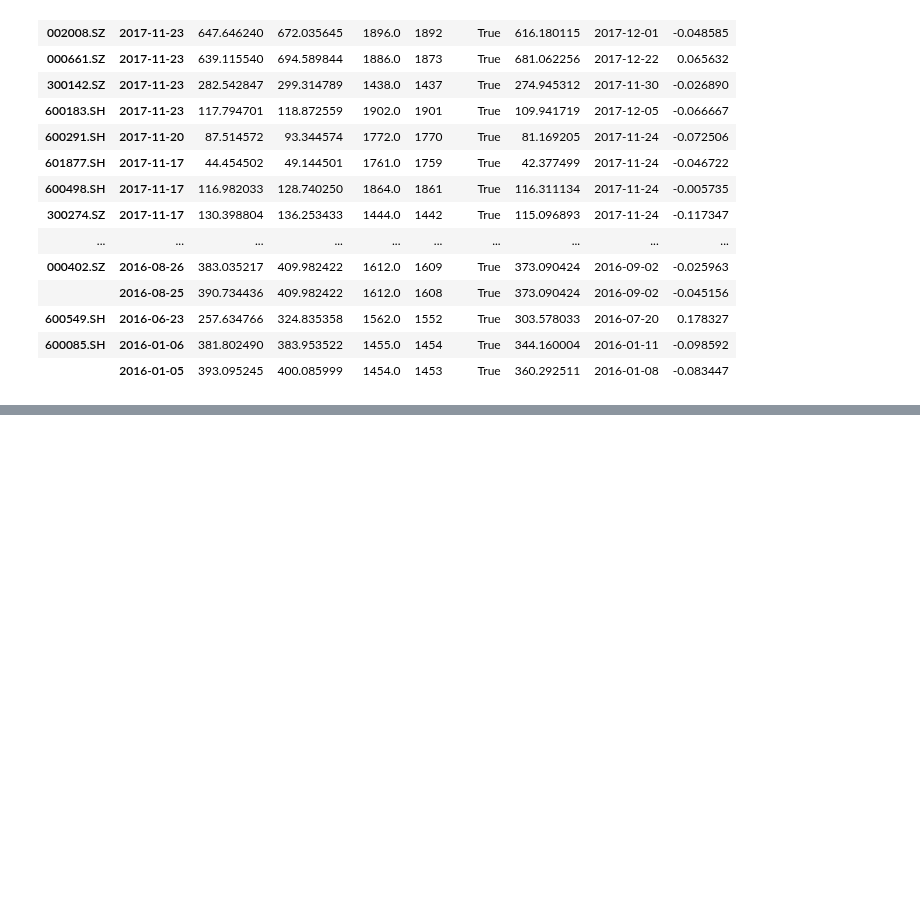
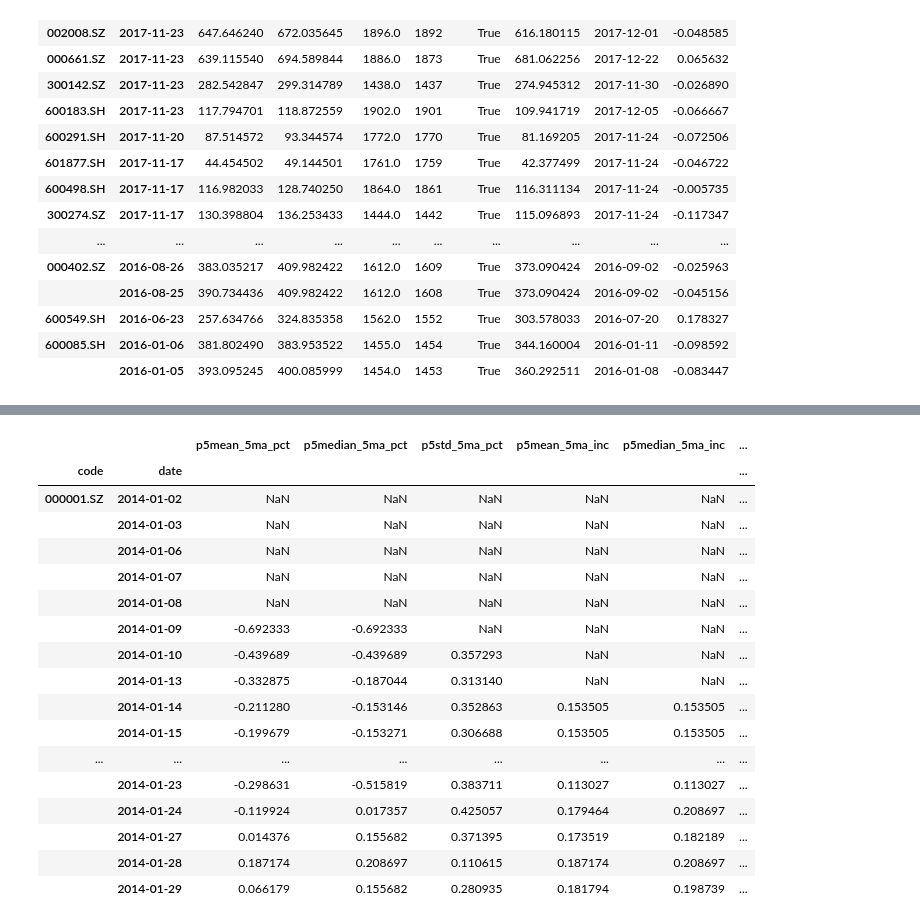
Before and after one commit to Bantorra0/Quant, a Jupyter notebook: Untitled1.ipynb, the cells around one changed output, grey strips where cells are left out. Saved outputs shown, nothing was run; the diff lists cells and outputs as text; code cells hidden in the pictures; blank space fills up the shorter version.

```diff
--- a/Untitled1.ipynb
+++ b/Untitled1.ipynb
@@ -886,29 +845,21 @@ Name: 5ma_wd, dtype: float64
 # %%
 def groupby_rolling(df:pd.DataFrame,by=None,level=None,window=None,
-                     ops=None,sort=False):
+                     ops=None,check_col="open",sort=False,min_periods=None):
+    if type(ops)==str:
+        ops = {col:[ops] for col in df.columns}
+    elif type(ops)==list:
+        ops = {col:ops for col in df.columns}
+    elif type(ops)!=dict:
+        raise ValueError('ops={} is illegal!'.format(ops))
+
     if not sort:
         df=df.sort_index()
 
     df_check = df[by if by else []].copy()
     df_check['mark']=1
 
-    if type(ops)==list and type(ops[0])==tuple and len(ops[0])==2:
-        result = pd.concat([df.rolling(window).agg(op) for op,_ in ops],
-                           axis=1,sort=False)
-        result.columns = ['p{}{}_{}'.format(window, name, col) for _,name in
-                          ops for col in df.columns]
-    elif type(ops)==list and type(ops[0])==tuple and len(ops[0])==3:
-        result = pd.concat(
-            [df[col].rolling(window).agg(op) for col,op,_ in ops],
-            axis=1,sort=False)
-        result.columns = ['p{}{}_{}'.format(window, name, col)
-                          for col, _,name in ops]
-    elif type(ops)==tuple and len(ops)==2:
-        result = df.rolling(window).agg(ops[0])
-        result.columns = ['p{}{}_{}'.format(window, ops[1], col) for
-                          col in df.columns]
-    else:
-        raise ValueError('ops={} is illegal!'.format(ops))
+    result = df.rolling(window,min_periods=min_periods).agg(ops)
+    result.columns = ['p{}{}_{}'.format(window,op,col) for col,op in result.columns]
 
     mask = df_check.groupby(by=by, level=level)['mark'].shift(window - 1)\
         .isnull()
@@ -919,0 +868,22 @@ def groupby_rolling(df:pd.DataFrame,by=None,level=None,window=None,
+# %%
+# [print(c1,c2) for c1,c2 in tmp.columns]
+groupby_rolling(df_tmp.head(1000),level="code",window=5,ops=ops,min_periods=1).head(20)
+# %% [output]
+|  |  | p5mean_5ma_pct | p5median_5ma_pct | p5std_5ma_pct | p5mean_5ma_inc | p5median_5ma_inc | ... |
+| code | date |  |  |  |  |  | ... |
+| 000001.SZ | 2014-01-02 | NaN | NaN | NaN | NaN | NaN | ... |
+|  | 2014-01-03 | NaN | NaN | NaN | NaN | NaN | ... |
+|  | 2014-01-06 | NaN | NaN | NaN | NaN | NaN | ... |
+|  | 2014-01-07 | NaN | NaN | NaN | NaN | NaN | ... |
+|  | 2014-01-08 | NaN | NaN | NaN | NaN | NaN | ... |
+|  | 2014-01-09 | -0.692333 | -0.692333 | NaN | NaN | NaN | ... |
+|  | 2014-01-10 | -0.439689 | -0.439689 | 0.357293 | NaN | NaN | ... |
+|  | 2014-01-13 | -0.332875 | -0.187044 | 0.313140 | NaN | NaN | ... |
+|  | 2014-01-14 | -0.211280 | -0.153146 | 0.352863 | 0.153505 | 0.153505 | ... |
+|  | 2014-01-15 | -0.199679 | -0.153271 | 0.306688 | 0.153505 | 0.153505 | ... |
+| ... | ... | ... | ... | ... | ... | ... | ... |
+|  | 2014-01-23 | -0.298631 | -0.515819 | 0.383711 | 0.113027 | 0.113027 | ... |
+|  | 2014-01-24 | -0.119924 | 0.017357 | 0.425057 | 0.179464 | 0.208697 | ... |
+|  | 2014-01-27 | 0.014376 | 0.155682 | 0.371395 | 0.173519 | 0.182189 | ... |
+|  | 2014-01-28 | 0.187174 | 0.208697 | 0.110615 | 0.187174 | 0.208697 | ... |
+|  | 2014-01-29 | 0.066179 | 0.155682 | 0.280935 | 0.181794 | 0.198739 | ... |
```
Also changed, not shown: parts of 4 cells of this notebook, 1 other file.
